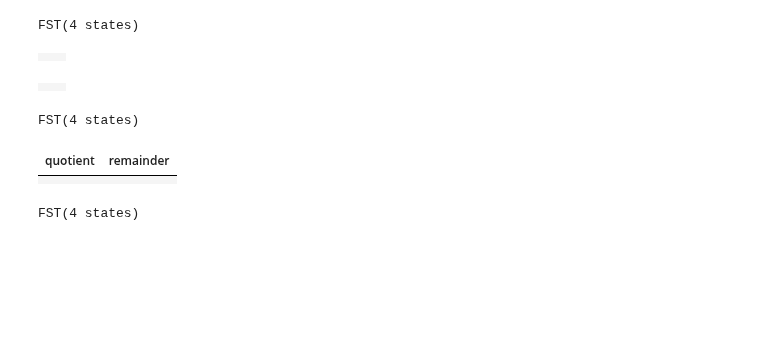
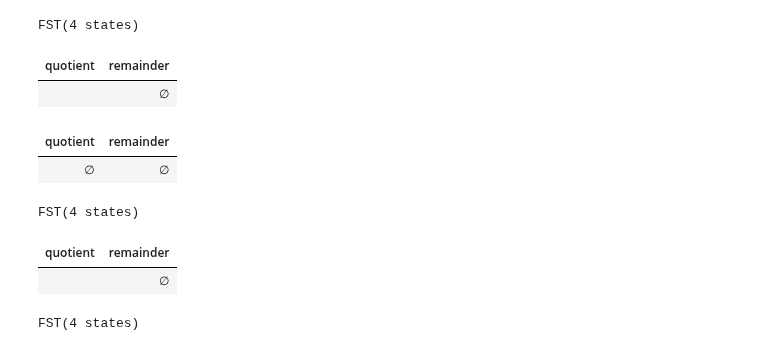
Before and after one commit to timvieira/transduction, a Jupyter notebook: notes/Recursive-DFA-decomposition.ipynb, the cells around one changed output. Cells and saved outputs as stored; diff of their text form; code cells hidden in the pictures; blank space fills up the shorter version.

```diff
--- a/notes/Recursive-DFA-decomposition.ipynb
+++ b/notes/Recursive-DFA-decomposition.ipynb
@@ -223,13 +177,15 @@ fst
 # %% [output]
 FST(4 states)
 # %%
-display_table([Precover(fst, 'c').decomposition])
+Precover(fst, 'c').show_decomposition()
 # %% [output]
-|  |  |
+| quotient | remainder |
+|  | ∅ |
 # %%
-display_table([Precover(fst, 'x').decomposition])
+Precover(fst, 'x').show_decomposition()
 # %% [output]
-|  |  |
+| quotient | remainder |
+| ∅ | ∅ |
 # %%
 fst = FST()
 
@@ -252,10 +208,10 @@ fst
 # %% [output]
 FST(4 states)
 # %%
-display_table([Precover(fst, 'c').decomposition], headings=['quotient', 'remainder'])
+Precover(fst, 'c').show_decomposition(minimize=False)
 # %% [output]
 | quotient | remainder |
-|  |  |
+|  | ∅ |
 # %%
 fst = FST()
 
```
Also changed, not shown: parts of 23 cells of this notebook, 2 other files.
